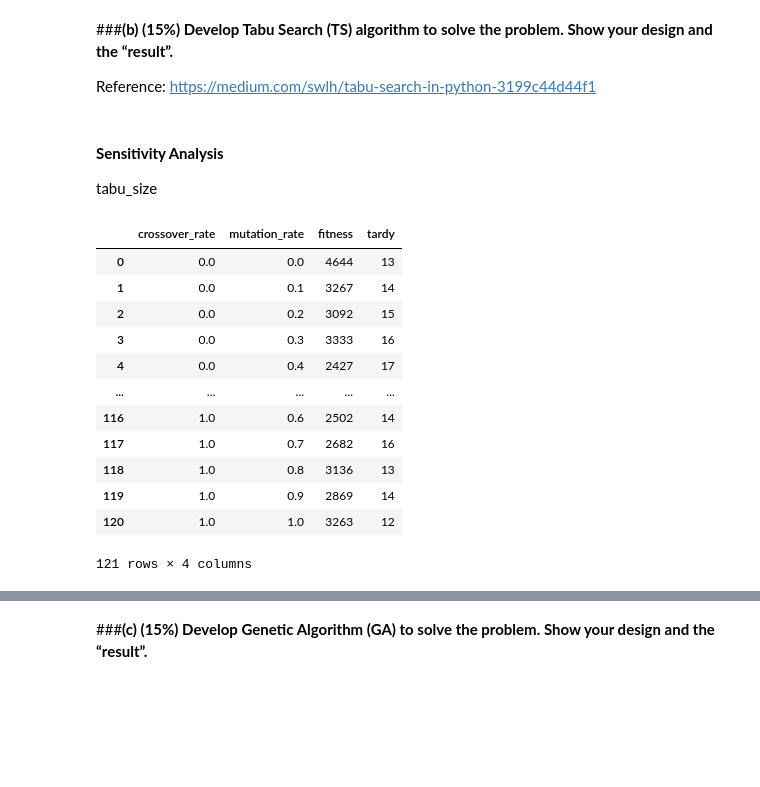
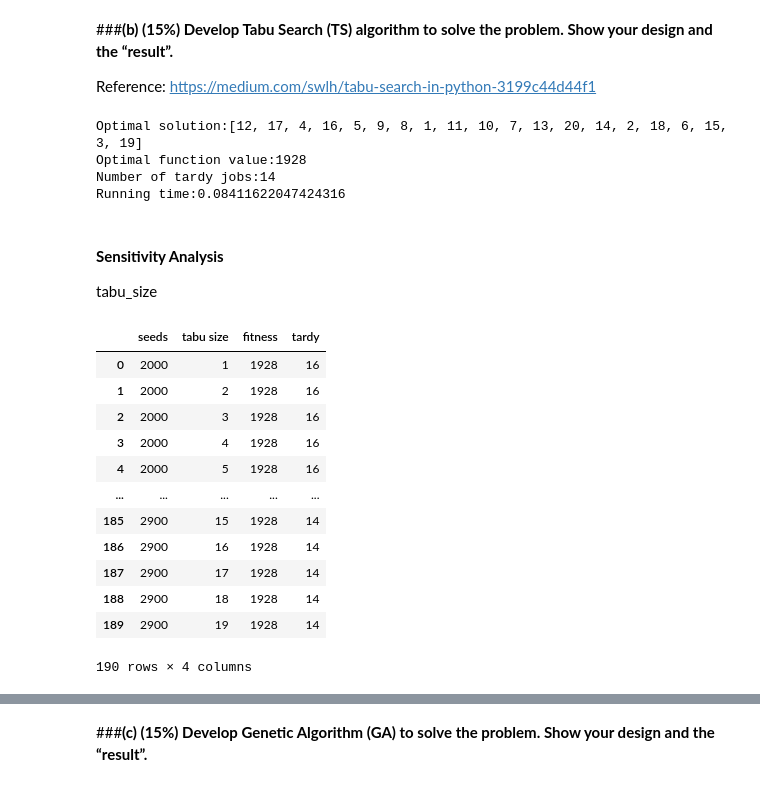
Before and after one commit to angel870326/NTU_Manufacturing_Data_Science, a Jupyter notebook: MDS_Assignment4.ipynb, the cells around one changed output, grey strips where cells are left out. Drawn from its saved outputs; the diff is of its cells as text; code cells hidden in the pictures; blank space fills up the shorter version.

```diff
--- a/MDS_Assignment4.ipynb
+++ b/MDS_Assignment4.ipynb
@@ -194,18 +194,19 @@ from itertools import combinations
 import math
 # %%
 class TS():
-    def __init__(self, seed, tabu_tenure):
+    def __init__(self, seed, tabu_tenure, terminate):
     # def __init__(self, seed, tabu_tenure, Penalization_weight):
-        start_time_tabu = time.time()
+        self.start_time_tabu = time.time()
         self.seed = seed
         self.tabu_tenure = tabu_tenure # Tabu list size
+        self.terminate = terminate
         # self.Penalization_weight = Penalization_weight
         self.input_dict = input_data
         self.Initial_solution = self.get_InitialSolution()
         self.tabu_str, self.Best_solution, self.Best_objvalue, self.Best_tardy_jobs = self.TabuSearch()
-        end_time_tabu = time.time()
+        self.end_time_tabu = time.time()
         # print("Running time: {}".format(end_time_tabu - start_time_tabu))
-        self.tabu_result = self.Result()
+        # self.tabu_result = self.Result()
 
     def get_tabuestructure(self):
         '''
@@ -283,7 +284,7 @@ class TS():
                 tenure, current_solution, current_objvalue, current_tardy_jobs), "#"*30, sep='\n\n')
         iter = 1
         Terminate = 0
-        while Terminate < 100:
+        while Terminate < self.terminate:
             if show == True:
                 print('\n\n### iter {}###  Current_Objvalue: {}, Best_Objvalue: {}, Best_Tardy_Jobs: {}'.format(iter, current_objvalue, best_objvalue, best_tardy_jobs))
 
@@ -353,10 +354,17 @@ class TS():
         return tabu_structure, best_solution, best_objvalue, best_tardy_jobs
 
     def Result(self):
-        return "Optimal solution:{}\nOptimal function value:{}\nNumber of tardy jobs:{}\nRunning time:{}".format(self.Best_solution, self.Best_objvalue, self.Best_tardy_jobs, self.end_time_tabu - self.start_time_tabu)
+        return "Optimal solution: {}\nOptimal function value: {}\nNumber of tardy jobs: {}\nRunning time: {}".format(self.Best_solution, self.Best_objvalue, self.Best_tardy_jobs, self.end_time_tabu - self.start_time_tabu)
 # %%
-min_fitness_tabu = 9999
-for i in range(1,21):
-    tabu = TS(seed = 2022, tabu_tenure=3)
-    print(tabu.Best_objvalue)
+# min_fitness_tabu = 9999
+# for i in range(1,21):
+#     tabu = TS(seed = 2022, tabu_tenure=3)
+#     print(tabu.Best_objvalue)
+# test = TS(seed = 2022, tabu_tenure = 3, terminate = 100)
 # test = TS(seed = 2022, tabu_tenure=3, Penalization_weight=0.6)
+# print(test.Result())
+# %% [output]
+Optimal solution:[12, 17, 4, 16, 5, 9, 8, 1, 11, 10, 7, 13, 20, 14, 2, 18, 6, 15, 3, 19]
+Optimal function value:1928
+Number of tardy jobs:14
+Running time:0.08411622047424316
@@ -369,35 +380,35 @@ tabu_result = ""
 # %%
 tabu_analysis = pd.DataFrame(columns=['seeds','tabu size','fitness','tardy'])
 min_fitness_tabu = 9999
-for i in range(1000, 2600, 100):
+for i in range(2000, 3000, 100):
     for j in range(1, 20):
-        tabu = TS(seed = i, tabu_tenure=j)
+        tabu = TS(seed = i, tabu_tenure=j, terminate = 100)
         item = {'seeds': i,
                 'tabu size': j,
                 'fitness': tabu.Best_objvalue,
                 'tardy': tabu.Best_tardy_jobs,
         }
         item_df = pd.DataFrame(item, index=[0])
-        tabu_analysis = ga_analysis.append(item_df)
-        if tabu.best_value < min_fitness_tabu:
-          min_fitness_tabu = tabu.best_value
+        tabu_analysis = tabu_analysis.append(item_df)
+        if tabu.Best_objvalue < min_fitness_tabu:
+          min_fitness_tabu = tabu.Best_objvalue
           tabu_result = tabu.Result()
 
 tabu_analysis = tabu_analysis.reset_index(drop=True)
 tabu_analysis
 # %% [output]
-|  | crossover_rate | mutation_rate | fitness | tardy |
-| 0 | 0.0 | 0.0 | 4644 | 13 |
-| 1 | 0.0 | 0.1 | 3267 | 14 |
-| 2 | 0.0 | 0.2 | 3092 | 15 |
-| 3 | 0.0 | 0.3 | 3333 | 16 |
-| 4 | 0.0 | 0.4 | 2427 | 17 |
+|  | seeds | tabu size | fitness | tardy |
+| 0 | 2000 | 1 | 1928 | 16 |
+| 1 | 2000 | 2 | 1928 | 16 |
+| 2 | 2000 | 3 | 1928 | 16 |
+| 3 | 2000 | 4 | 1928 | 16 |
+| 4 | 2000 | 5 | 1928 | 16 |
 | ... | ... | ... | ... | ... |
-| 116 | 1.0 | 0.6 | 2502 | 14 |
-| 117 | 1.0 | 0.7 | 2682 | 16 |
-| 118 | 1.0 | 0.8 | 3136 | 13 |
-| 119 | 1.0 | 0.9 | 2869 | 14 |
-| 120 | 1.0 | 1.0 | 3263 | 12 |
+| 185 | 2900 | 15 | 1928 | 14 |
+| 186 | 2900 | 16 | 1928 | 14 |
+| 187 | 2900 | 17 | 1928 | 14 |
+| 188 | 2900 | 18 | 1928 | 14 |
+| 189 | 2900 | 19 | 1928 | 14 |
-121 rows × 4 columns
+190 rows × 4 columns
 # %%
 # Overview
```
Also changed, not shown: parts of 10 cells of this notebook.
